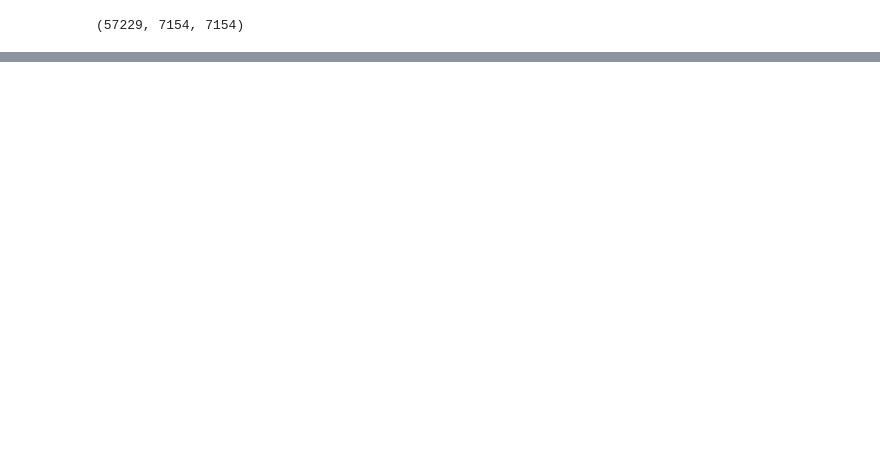
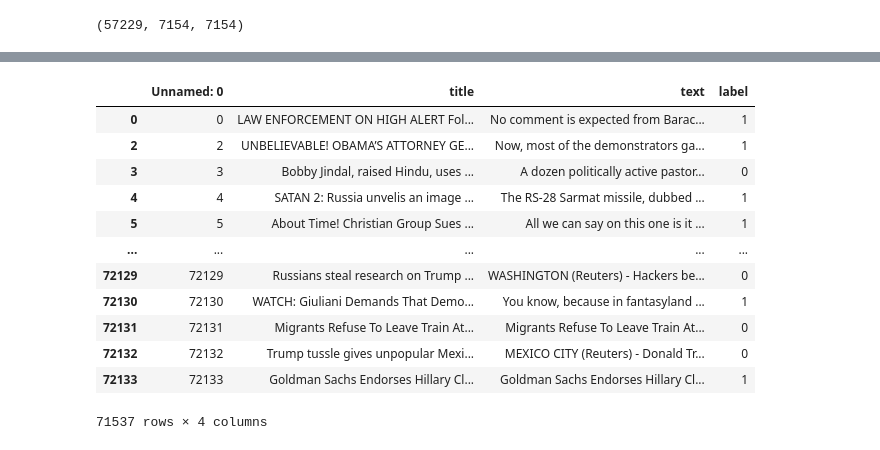
Before and after one commit to AyushiM1102/Electra_classification_fake_vs_real_news, a Jupyter notebook: electra_classification.ipynb, the cells around one changed output, grey strips where cells are left out. Drawn from its saved outputs; the diff is of its cells as text; code cells hidden in the pictures; blank space fills up the shorter version.

Commit message:
Updating electra script

```diff
--- a/electra_classification.ipynb
+++ b/electra_classification.ipynb
@@ -48,9 +76,12 @@ Archive:  /content/Electra_classification_fake_vs_real_news/data/WELFake_Dataset
   inflating: /content/Electra_classification_fake_vs_real_news/dataset/WELFake_Dataset.csv
   inflating: /content/Electra_classification_fake_vs_real_news/dataset/__MACOSX/._WELFake_Dataset.csv
 # %%
+# Overview of database
+# df = pd.read_csv('/content/Electra_classification_fake_vs_real_news/sample_dataset/train.csv', sep=',')
 datapath = f'/content/Electra_classification_fake_vs_real_news/dataset/WELFake_Dataset.csv'
 df = pd.read_csv(datapath, sep=',')
 df = df.dropna(axis=0)
+df.drop_duplicates(inplace=True)
 # %%
 df['label'].value_counts()
 # %% [output]
@@ -396,5 +363,21 @@ class ElectraClassification(pl.LightningModule) :
             'optimizer' : optimizer,
             'lr_scheduler' : lr_scheduler
         }
+# %%
+df
+# %% [output]
+|  | Unnamed: 0 | title | text | label |
+| 0 | 0 | LAW ENFORCEMENT ON HIGH ALERT Fol... | No comment is expected from Barac... | 1 |
+| 2 | 2 | UNBELIEVABLE! OBAMA’S ATTORNEY GE... | Now, most of the demonstrators ga... | 1 |
+| 3 | 3 | Bobby Jindal, raised Hindu, uses ... | A dozen politically active pastor... | 0 |
+| 4 | 4 | SATAN 2: Russia unvelis an image ... | The RS-28 Sarmat missile, dubbed ... | 1 |
+| 5 | 5 | About Time! Christian Group Sues ... | All we can say on this one is it ... | 1 |
+| ... | ... | ... | ... | ... |
+| 72129 | 72129 | Russians steal research on Trump ... | WASHINGTON (Reuters) - Hackers be... | 0 |
+| 72130 | 72130 | WATCH: Giuliani Demands That Demo... | You know, because in fantasyland ... | 1 |
+| 72131 | 72131 | Migrants Refuse To Leave Train At... | Migrants Refuse To Leave Train At... | 0 |
+| 72132 | 72132 | Trump tussle gives unpopular Mexi... | MEXICO CITY (Reuters) - Donald Tr... | 0 |
+| 72133 | 72133 | Goldman Sachs Endorses Hillary Cl... | Goldman Sachs Endorses Hillary Cl... | 1 |
+71537 rows × 4 columns
 # %%
 # Main to train the model
```
Also changed, not shown: parts of 22 cells of this notebook.
